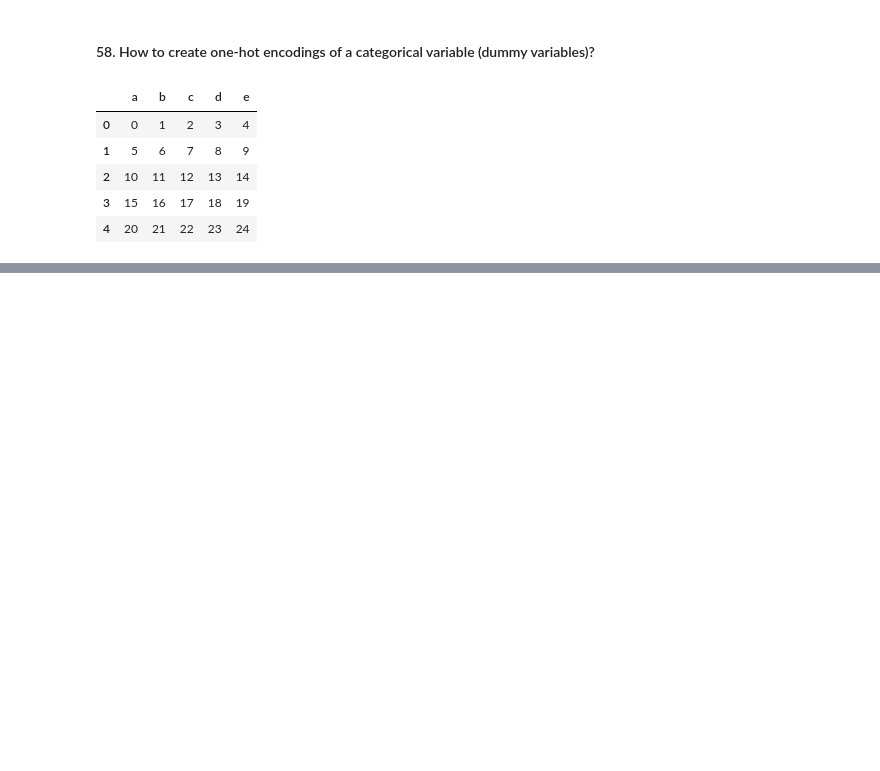
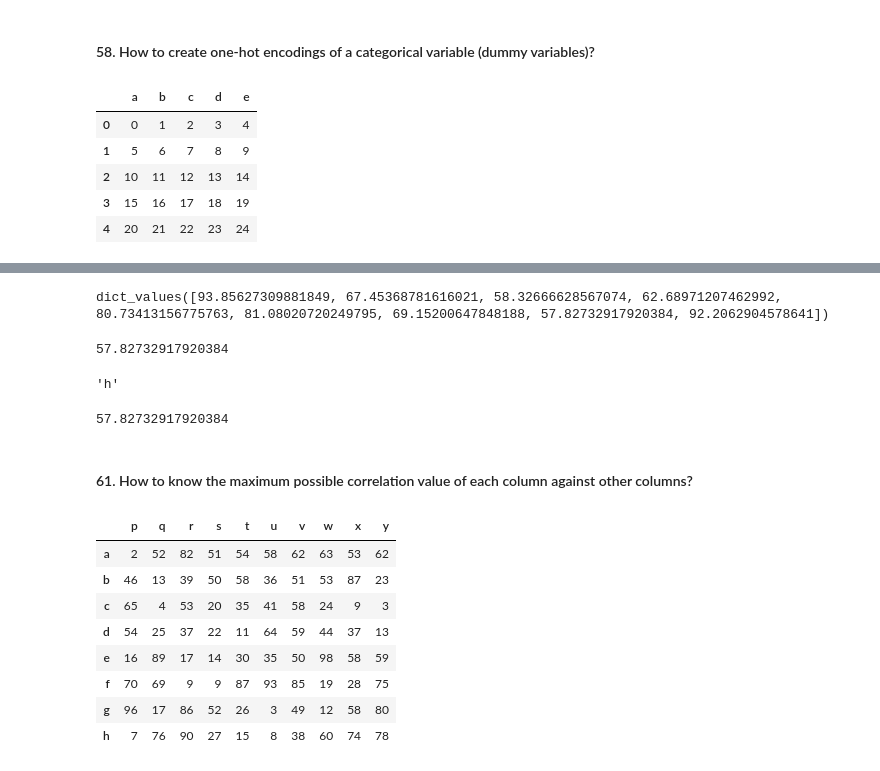
Before and after one commit to KarimaCha/Exercises_Python_NumPy_Pandas, a Jupyter notebook: 03_Pandas_Exercises_KC.ipynb, the cells around one changed output, grey strips where cells are left out. Saved outputs shown, nothing was run; the diff lists cells and outputs as text; code cells hidden in the pictures; blank space fills up the shorter version.

```diff
--- a/03_Pandas_Exercises_KC.ipynb
+++ b/03_Pandas_Exercises_KC.ipynb
@@ -2810,0 +2957,34 @@ df
+# %%
+dist_dict.values()
+# %% [output]
+dict_values([93.85627309881849, 67.45368781616021, 58.32666628567074, 62.68971207462992, 80.73413156775763, 81.08020720249795, 69.15200647848188, 57.82732917920384, 92.2062904578641])
+# %%
+min(dist_dict.values())
+# %% [output]
+57.82732917920384
+# %%
+min(dist_dict, key=dist_dict.get)
+# %% [output]
+'h'
+# %%
+dist_dict.get('h')  # Return the value for key if key is in the dictionary, else default.
+# %% [output]
+57.82732917920384
+# %% [markdown]
+#### 61. How to know the maximum possible correlation value of each column against other columns?
+# %%
+# Compute maximum possible absolute correlation value of each column against other columns in df.
+df = pd.DataFrame(np.random.randint(1,100, 80).reshape(8, -1),
+                  columns=list('pqrstuvwxy'),
+                  index=list('abcdefgh'))
+df
+# %% [output]
+|  | p | q | r | s | t | u | v | w | x | y |
+| a | 2 | 52 | 82 | 51 | 54 | 58 | 62 | 63 | 53 | 62 |
+| b | 46 | 13 | 39 | 50 | 58 | 36 | 51 | 53 | 87 | 23 |
+| c | 65 | 4 | 53 | 20 | 35 | 41 | 58 | 24 | 9 | 3 |
+| d | 54 | 25 | 37 | 22 | 11 | 64 | 59 | 44 | 37 | 13 |
+| e | 16 | 89 | 17 | 14 | 30 | 35 | 50 | 98 | 58 | 59 |
+| f | 70 | 69 | 9 | 9 | 87 | 93 | 85 | 19 | 28 | 75 |
+| g | 96 | 17 | 86 | 52 | 26 | 3 | 49 | 12 | 58 | 80 |
+| h | 7 | 76 | 90 | 27 | 15 | 8 | 38 | 60 | 74 | 78 |
```
Also changed, not shown: parts of 20 cells of this notebook.
